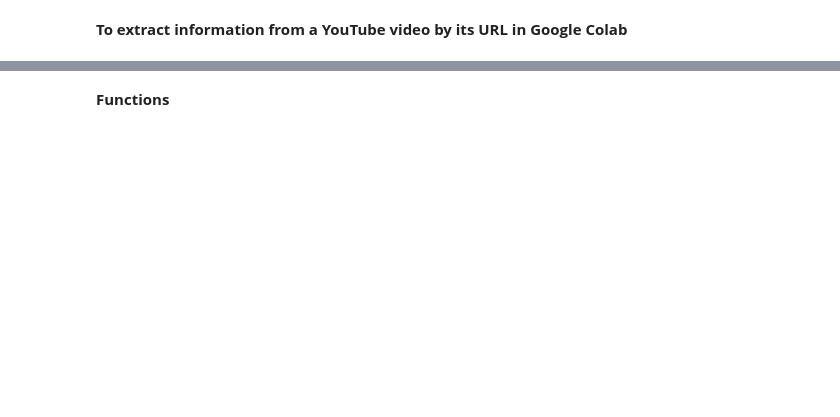
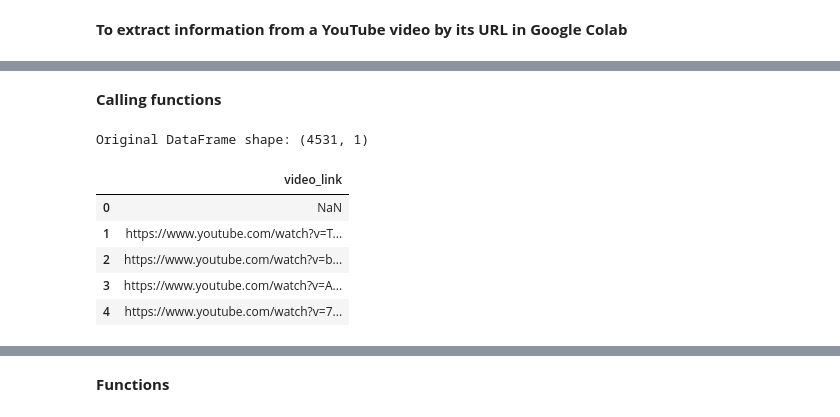
Before and after one commit to hezam2022/Arabic-news-and-public-opinion-dataset-from-YouTube, a Jupyter notebook: youtube__hezam.ipynb, the cells around one changed output, grey strips where cells are left out. Saved outputs shown, nothing was run; the diff lists cells and outputs as text; code cells hidden in the pictures; blank space fills up the shorter version.

```diff
--- a/youtube__hezam.ipynb
+++ b/youtube__hezam.ipynb
@@ -140,0 +131,22 @@ Requirement already satisfied: pytube in /usr/local/lib/python3.10/dist-packages
+# %% [markdown]
+**Calling functions**
+# %%
+import pandas as pd
+
+
+channl='SyriaTelevision'
+
+# Load the Excel file containing video URLs
+urls = pd.read_excel('/content/drive/MyDrive/news_YouTube/'+str(channl)+'.xlsx')
+
+# Display the shape and first few rows of the DataFrame
+print("Original DataFrame shape:", urls.shape)
+urls.head()
+# %% [output]
+Original DataFrame shape: (4531, 1)
+|  | video_link |
+| 0 | NaN |
+| 1 | https://www.youtube.com/watch?v=T... |
+| 2 | https://www.youtube.com/watch?v=b... |
+| 3 | https://www.youtube.com/watch?v=A... |
+| 4 | https://www.youtube.com/watch?v=7... |
```
Also changed, not shown: parts of 21 cells of this notebook.
